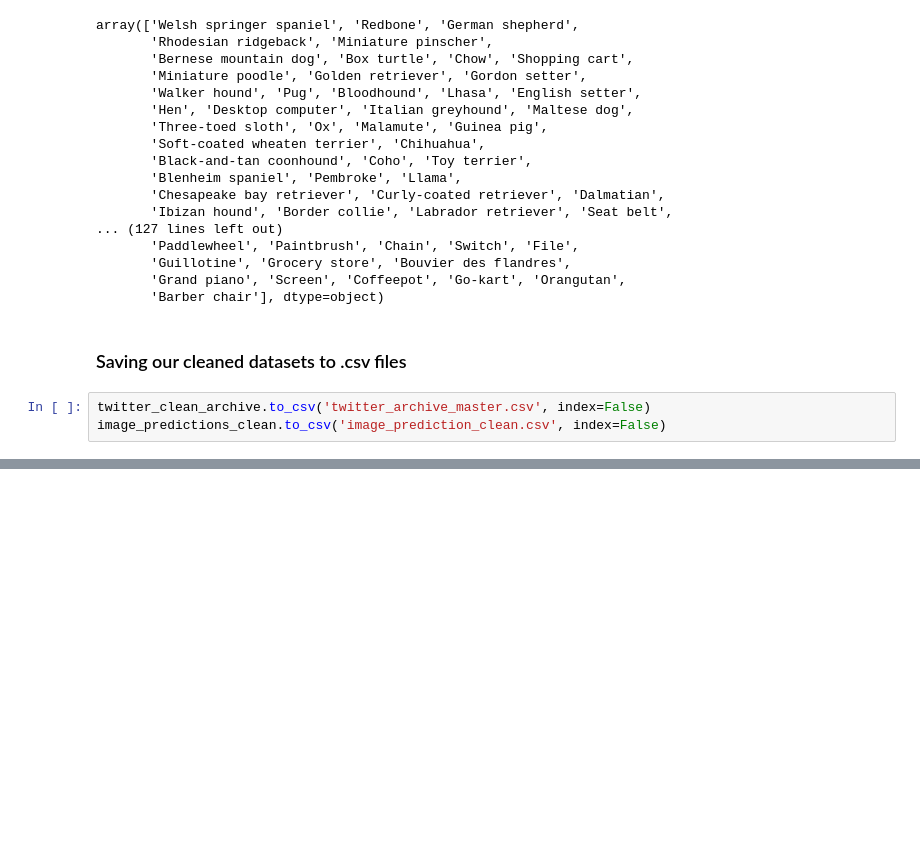
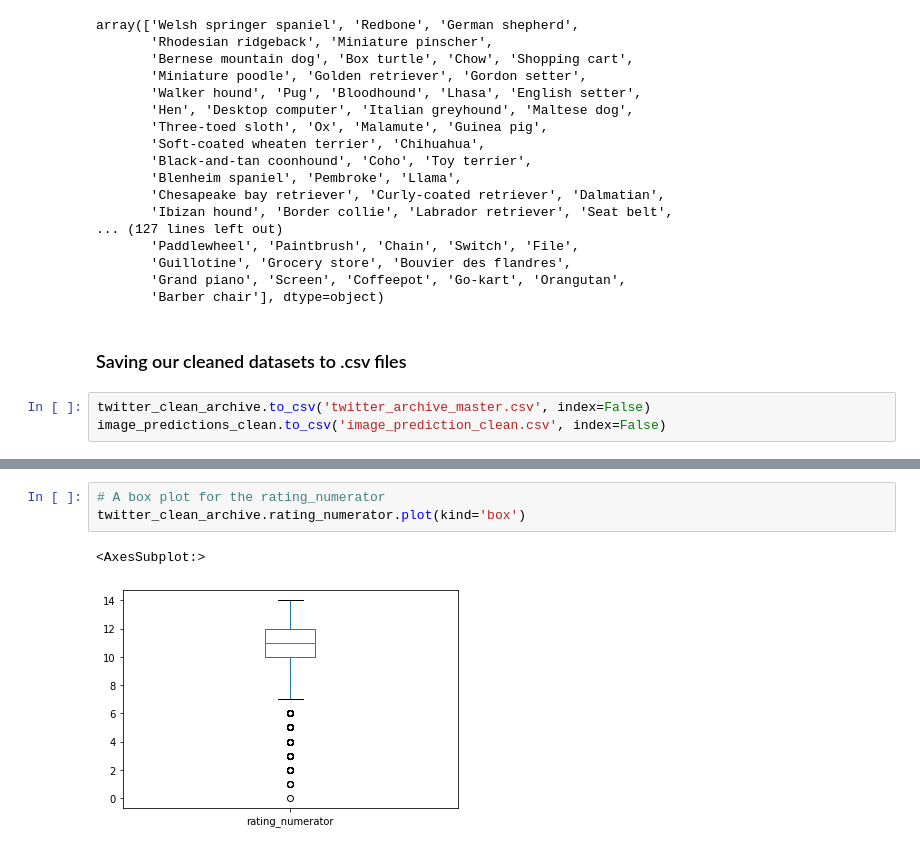
Before and after one commit to erossels/Data-wrangling, a Jupyter notebook: wrangle_act.ipynb, the cells around one changed output, grey strips where cells are left out. Drawn from its saved outputs; the diff is of its cells as text; blank space fills up the shorter version.

```diff
--- a/Project 4 - Data Wrangling by Eduardo Rossel.ipynb
+++ b/wrangle_act.ipynb
@@ -1018,0 +1053,6 @@ Create a 250-word-minimum written report called act_report.pdf or act_report.htm
+# %%
+# A box plot for the rating_numerator
+twitter_clean_archive.rating_numerator.plot(kind='box')
+# %% [output]
+<AxesSubplot:>
+[figure, added]
```
Also changed, not shown: parts of 32 cells of this notebook, 9 other files.
